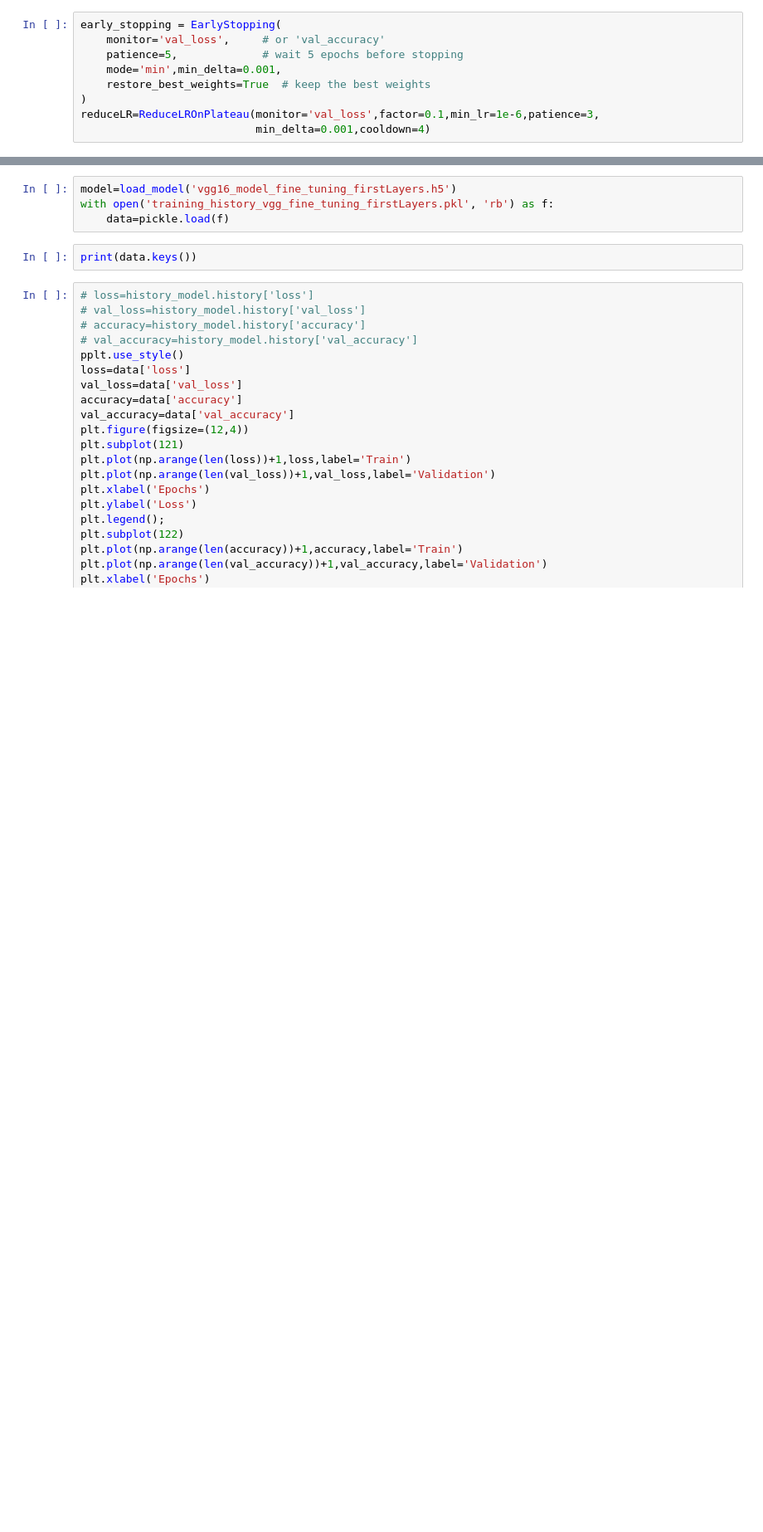
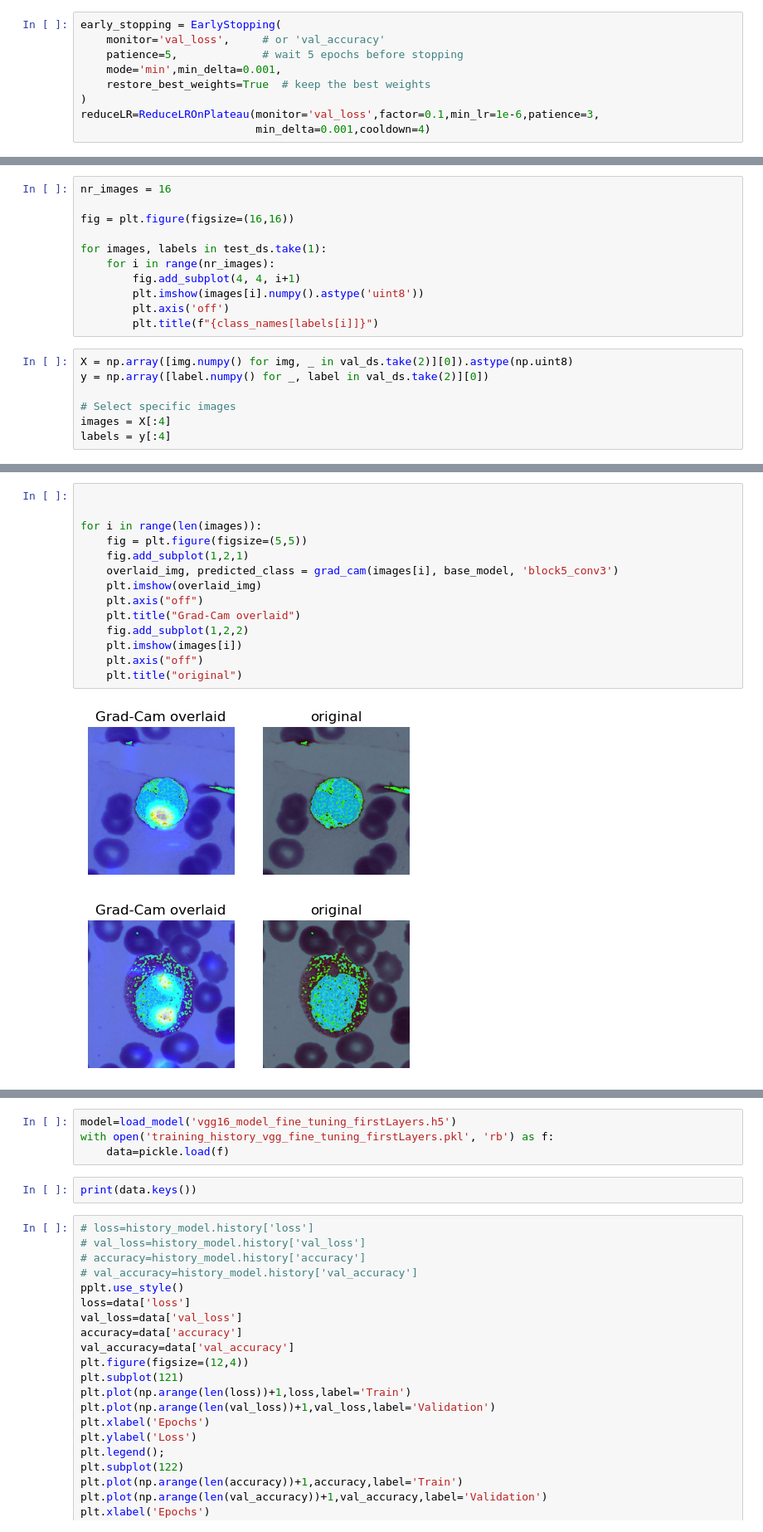
Before and after one commit to jonid89/LeukoVision, a Jupyter notebook: Notebooks/modeling_test/vgg16/vgg16-model-fine-tuning_lastlayers.ipynb, the cells around one changed output, grey strips where cells are left out. Shown at 83% size. Drawn from its saved outputs; the diff is of its cells as text; blank space fills up the shorter version.

Commit message:
Model_with_5epochs
Ran model VGG16 with 5 epochs (96% acc) and added Grad-cam

```diff
--- a/Notebooks/modeling_test/vgg16/vgg16-model-fine-tuning_lastlayers.ipynb
+++ b/Notebooks/modeling_test/vgg16/vgg16-model-fine-tuning_lastlayers.ipynb
@@ -80,0 +132,18 @@ history_model=model.fit(train_ds,validation_data=val_ds,epochs=100,callbacks=[ea
+# %%
+nr_images = 16
+
+fig = plt.figure(figsize=(16,16))
+
+for images, labels in test_ds.take(1):
+    for i in range(nr_images):
+        fig.add_subplot(4, 4, i+1)
+        plt.imshow(images[i].numpy().astype('uint8'))
+        plt.axis('off')
+        plt.title(f"{class_names[labels[i]]}")
+# %%
+X = np.array([img.numpy() for img, _ in val_ds.take(2)][0]).astype(np.uint8)
+y = np.array([label.numpy() for _, label in val_ds.take(2)][0])
+
+# Select specific images
+images = X[:4]
+labels = y[:4]
@@ -80,0 +202,17 @@ history_model=model.fit(train_ds,validation_data=val_ds,epochs=100,callbacks=[ea
+# %%
+
+
+for i in range(len(images)):
+    fig = plt.figure(figsize=(5,5))
+    fig.add_subplot(1,2,1)
+    overlaid_img, predicted_class = grad_cam(images[i], base_model, 'block5_conv3')
+    plt.imshow(overlaid_img)
+    plt.axis("off")
+    plt.title("Grad-Cam overlaid")
+    fig.add_subplot(1,2,2)
+    plt.imshow(images[i])
+    plt.axis("off")
+    plt.title("original")
+# %% [output]
+[figure, added]
+[figure, added]
```
Also changed, not shown: parts of 10 cells of this notebook, 1 other file.
